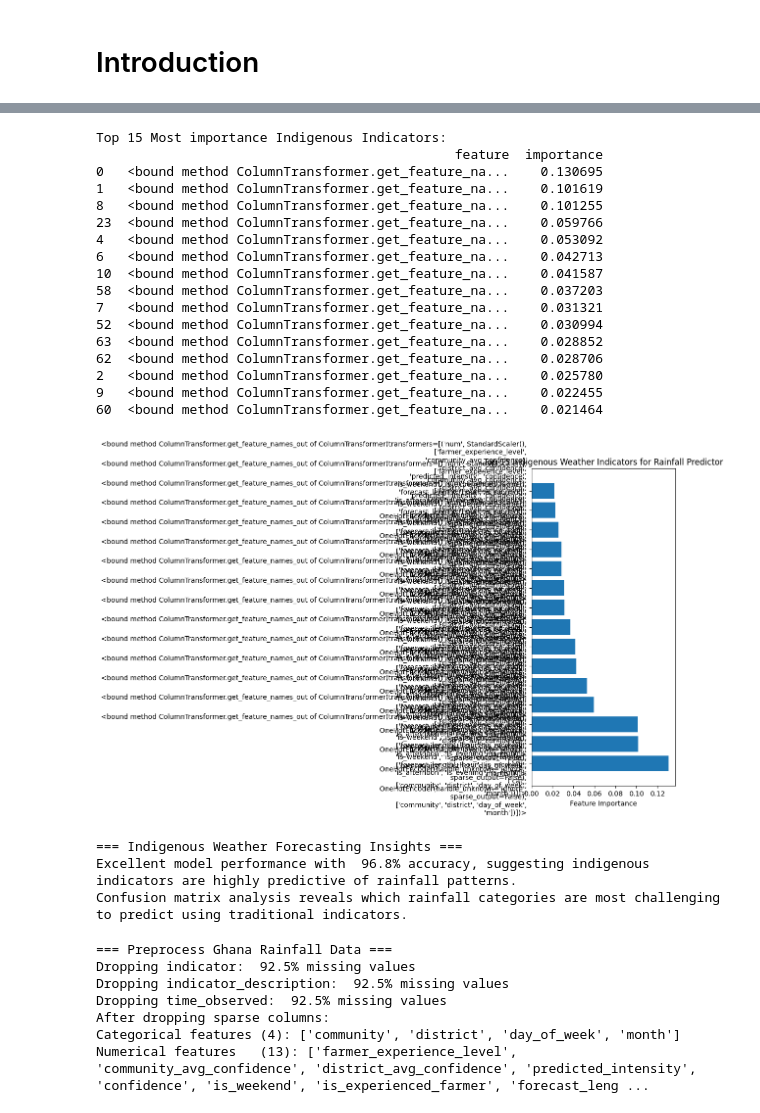
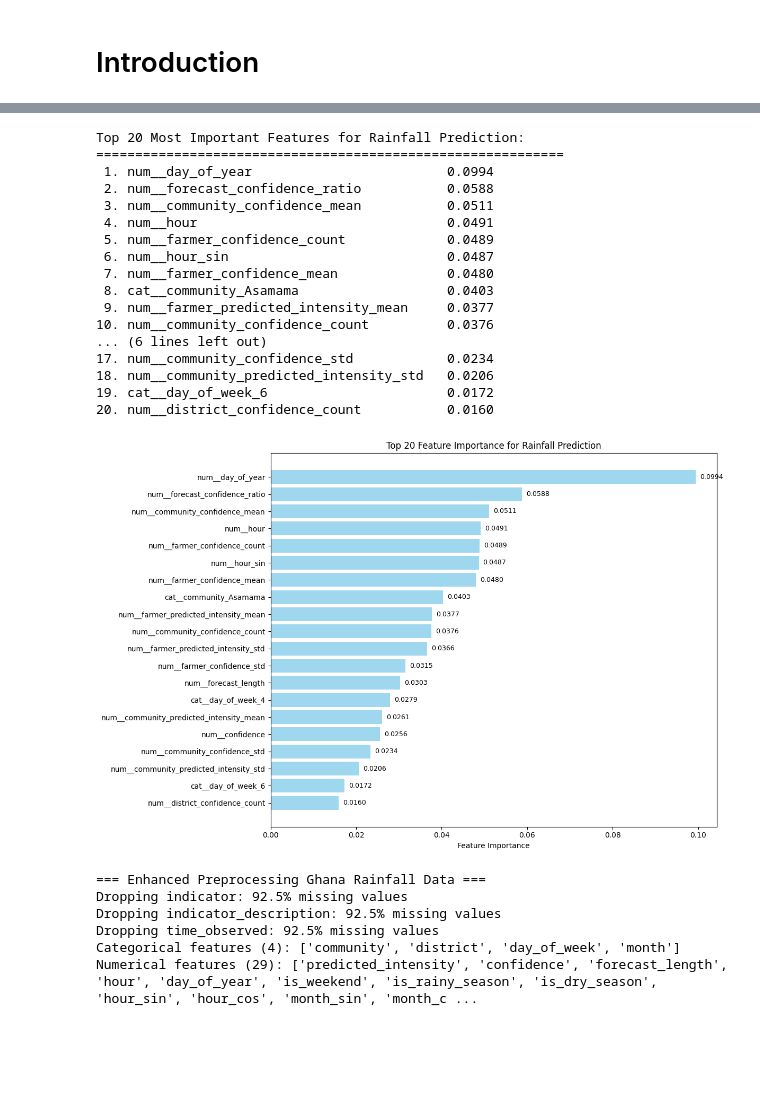
Before and after one commit to Queenzy-Ongeye/GhanaRainfallPredictor, a Jupyter notebook: src/notebooks/01_preprocess_data.ipynb, the cells around one changed output, grey strips where cells are left out. Saved outputs shown, nothing was run; the diff lists cells and outputs as text; code cells hidden in the pictures; blank space fills up the shorter version.

```diff
--- a/src/notebooks/01_preprocess_data.ipynb
+++ b/src/notebooks/01_preprocess_data.ipynb
@@ -130,40 +94,32 @@ CV Mean: 0.9721 (+/- 0.0055)
-# %%
-# Analysing feature importance
-importance_df = predictor_class.analyze_feature_importance(model)
-# %% [output]
-Top 15 Most importance Indigenous Indicators:
-                                              feature  importance
-0   <bound method ColumnTransformer.get_feature_na...    0.130695
-1   <bound method ColumnTransformer.get_feature_na...    0.101619
-8   <bound method ColumnTransformer.get_feature_na...    0.101255
-23  <bound method ColumnTransformer.get_feature_na...    0.059766
-4   <bound method ColumnTransformer.get_feature_na...    0.053092
-6   <bound method ColumnTransformer.get_feature_na...    0.042713
-10  <bound method ColumnTransformer.get_feature_na...    0.041587
-58  <bound method ColumnTransformer.get_feature_na...    0.037203
-7   <bound method ColumnTransformer.get_feature_na...    0.031321
-52  <bound method ColumnTransformer.get_feature_na...    0.030994
-63  <bound method ColumnTransformer.get_feature_na...    0.028852
-62  <bound method ColumnTransformer.get_feature_na...    0.028706
-2   <bound method ColumnTransformer.get_feature_na...    0.025780
-9   <bound method ColumnTransformer.get_feature_na...    0.022455
-60  <bound method ColumnTransformer.get_feature_na...    0.021464
-[figure, removed]
-# %%
-# Generating insights (without SMOTE)
-insights = predictor_class.generate_insights()
-# %% [output]
-=== Indigenous Weather Forecasting Insights ===
-Excellent model performance with  96.8% accuracy, suggesting indigenous indicators are highly predictive of rainfall patterns.
-Confusion matrix analysis reveals which rainfall categories are most challenging to predict using traditional indicators.
-# %%
-# --- Test model (if labels exist in test.csv) ---
-test_results = predictor_class.test_on_file("../data/test.csv")
-# %% [output]
-=== Preprocess Ghana Rainfall Data ===
-Dropping indicator:  92.5% missing values
-Dropping indicator_description:  92.5% missing values
-Dropping time_observed:  92.5% missing values
-After dropping sparse columns:
-Categorical features (4): ['community', 'district', 'day_of_week', 'month']
-Numerical features   (13): ['farmer_experience_level', 'community_avg_confidence', 'district_avg_confidence', 'predicted_intensity', 'confidence', 'is_weekend', 'is_experienced_farmer', 'forecast_leng ...
+# %%
+_ = predictor_class.analyze_feature_importance(top_n=20)
+# %% [output]
+Top 20 Most Important Features for Rainfall Prediction:
+============================================================
+ 1. num__day_of_year                         0.0994
+ 2. num__forecast_confidence_ratio           0.0588
+ 3. num__community_confidence_mean           0.0511
+ 4. num__hour                                0.0491
+ 5. num__farmer_confidence_count             0.0489
+ 6. num__hour_sin                            0.0487
+ 7. num__farmer_confidence_mean              0.0480
+ 8. cat__community_Asamama                   0.0403
+ 9. num__farmer_predicted_intensity_mean     0.0377
+10. num__community_confidence_count          0.0376
+... (6 lines left out)
+17. num__community_confidence_std            0.0234
+18. num__community_predicted_intensity_std   0.0206
+19. cat__day_of_week_6                       0.0172
+20. num__district_confidence_count           0.0160
+[figure, added]
+# %%
+import pandas as pd
+test_df = pd.read_csv("../data/test.csv")
+test_df_proc = predictor_class.preprocess_data(test_df)
+# %% [output]
+=== Enhanced Preprocessing Ghana Rainfall Data ===
+Dropping indicator: 92.5% missing values
+Dropping indicator_description: 92.5% missing values
+Dropping time_observed: 92.5% missing values
+Categorical features (4): ['community', 'district', 'day_of_week', 'month']
+Numerical features (29): ['predicted_intensity', 'confidence', 'forecast_length', 'hour', 'day_of_year', 'is_weekend', 'is_rainy_season', 'is_dry_season', 'hour_sin', 'hour_cos', 'month_sin', 'month_c ...
```
Also changed, not shown: parts of 15 cells of this notebook, 7 other files.
